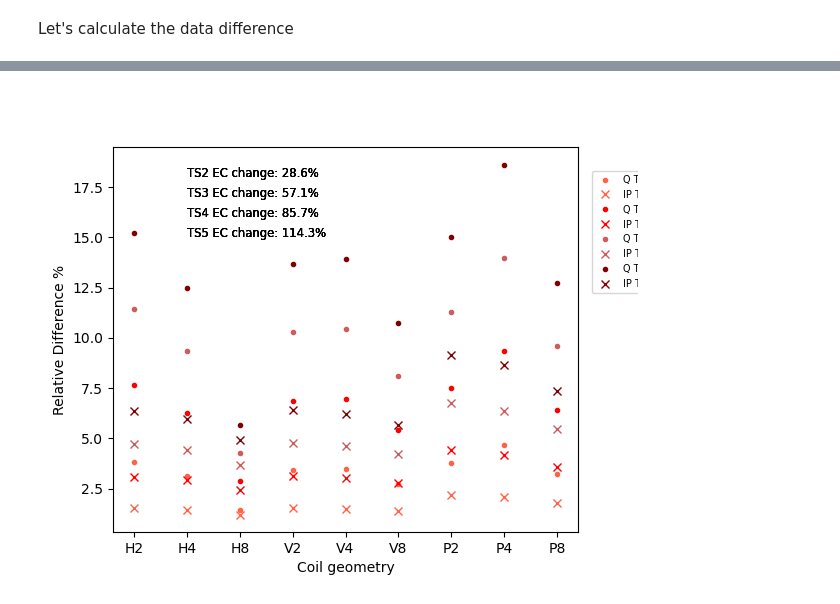
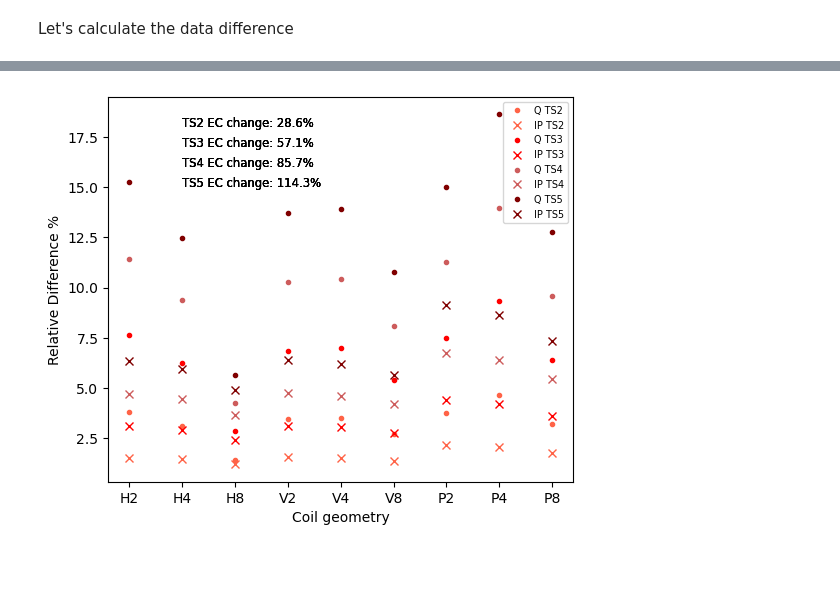
Before and after one commit to mariacarrizo/EMI_Gw_Temp_1D, a Jupyter notebook: 1_Sensitivity.ipynb, the cells around one changed output, grey strips where cells are left out. Saved outputs shown, nothing was run; the diff lists cells and outputs as text; code cells hidden in the pictures; blank space fills up the shorter version.

```diff
--- a/1_Sensitivity.ipynb
+++ b/1_Sensitivity.ipynb
@@ -225,7 +225,7 @@ def Plot_diff(data_diff, ax=None, style='', lab=''):
     ax.set_xticklabels(['H2', 'H4', 'H8', 'V2', 'V4', 'V8', 'P2', 'P4', 'P8'])
     ax.plot(data_diff[9:], 'x', c=style, label = 'IP '+lab)
     ax.set_xlabel('Coil geometry')
-    ax.legend(fontsize=fs, bbox_to_anchor=(1.18, 0.95))
+    ax.legend(fontsize=fs, )
     ax.set_ylabel('Relative Difference %')
     ax.text(1,18, 'TS2 EC change: ' + "{:1.1f}".format(rel_diff(sigma_fs2_TS1, sigma_fs2_TS2)) + '%',
             fontsize='small')
@@ -243,5 +243,5 @@ Plot_diff(data_diff_TS3, ax=ax, style='red', lab='TS3')
 Plot_diff(data_diff_TS4, ax=ax, style='indianred', lab='TS4')
 Plot_diff(data_diff_TS5, ax=ax, style='maroon', lab='TS5')
 
-plt.savefig('figures/RelDiff', format='eps')
+plt.savefig('figures/RelDiff.eps', format='eps')
 # %% [output]
@@ -249 +249 @@ plt.savefig('figures/RelDiff', format='eps')
-[figure, old version]
+[figure, new version]
```
Also changed, not shown: parts of 3 cells of this notebook.
